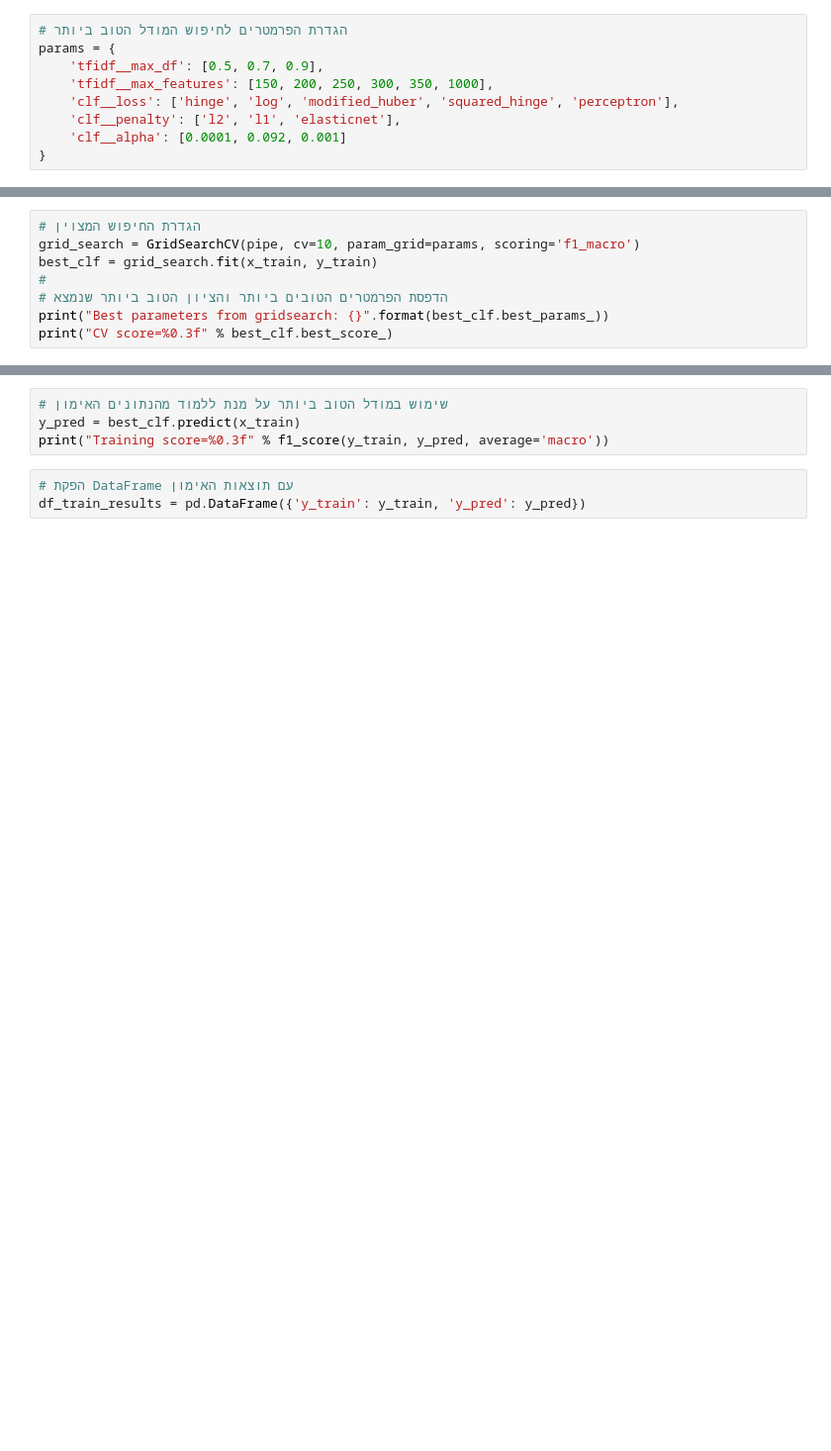
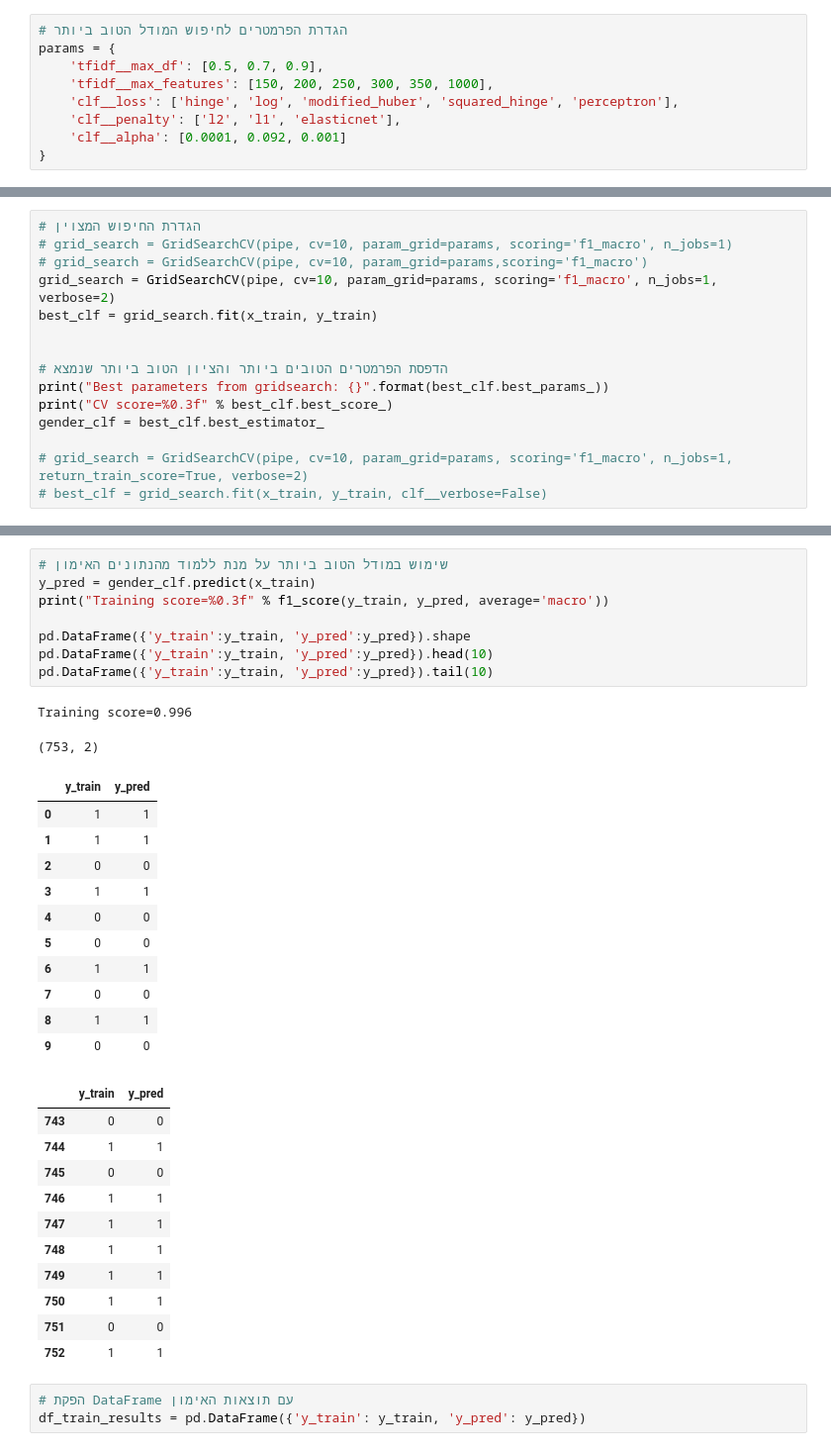
Before and after one commit to ChenBello/Assignment5-text-analysis, a Jupyter notebook: Assignment5-text-analysis.ipynb, the cells around one changed output, grey strips where cells are left out. Shown at 99% size. Drawn from its saved outputs; the diff is of its cells as text; blank space fills up the shorter version.

```diff
--- a/Assignment5-text-analysis.ipynb
+++ b/Assignment5-text-analysis.ipynb
@@ -514,8 +546,15 @@ params = {
 # %%
 # הגדרת החיפוש המצוין
-grid_search = GridSearchCV(pipe, cv=10, param_grid=params, scoring='f1_macro')
+# grid_search = GridSearchCV(pipe, cv=10, param_grid=params, scoring='f1_macro', n_jobs=1)
+# grid_search = GridSearchCV(pipe, cv=10, param_grid=params,scoring='f1_macro')
+grid_search = GridSearchCV(pipe, cv=10, param_grid=params, scoring='f1_macro', n_jobs=1, verbose=2)
 best_clf = grid_search.fit(x_train, y_train)
-#
+
+
 # הדפסת הפרמטרים הטובים ביותר והציון הטוב ביותר שנמצא
 print("Best parameters from gridsearch: {}".format(best_clf.best_params_))
 print("CV score=%0.3f" % best_clf.best_score_)
+gender_clf = best_clf.best_estimator_
+
+# grid_search = GridSearchCV(pipe, cv=10, param_grid=params, scoring='f1_macro', n_jobs=1, return_train_score=True, verbose=2)
+# best_clf = grid_search.fit(x_train, y_train, clf__verbose=False)
@@ -522,7 +579,36 @@ print("CV score=%0.3f" % best_clf.best_score_)
 # %%
 # שימוש במודל הטוב ביותר על מנת ללמוד מהנתונים האימון
-y_pred = best_clf.predict(x_train)
+y_pred = gender_clf.predict(x_train)
 print("Training score=%0.3f" % f1_score(y_train, y_pred, average='macro'))
+
+pd.DataFrame({'y_train':y_train, 'y_pred':y_pred}).shape
+pd.DataFrame({'y_train':y_train, 'y_pred':y_pred}).head(10)
+pd.DataFrame({'y_train':y_train, 'y_pred':y_pred}).tail(10)
+# %% [output]
+Training score=0.996
+(753, 2)
+|  | y_train | y_pred |
+| 0 | 1 | 1 |
+| 1 | 1 | 1 |
+| 2 | 0 | 0 |
+| 3 | 1 | 1 |
+| 4 | 0 | 0 |
+| 5 | 0 | 0 |
+| 6 | 1 | 1 |
+| 7 | 0 | 0 |
+| 8 | 1 | 1 |
+| 9 | 0 | 0 |
+|  | y_train | y_pred |
+| 743 | 0 | 0 |
+| 744 | 1 | 1 |
+| 745 | 0 | 0 |
+| 746 | 1 | 1 |
+| 747 | 1 | 1 |
+| 748 | 1 | 1 |
+| 749 | 1 | 1 |
+| 750 | 1 | 1 |
+| 751 | 0 | 0 |
+| 752 | 1 | 1 |
 # %%
 # הפקת DataFrame עם תוצאות האימון
 df_train_results = pd.DataFrame({'y_train': y_train, 'y_pred': y_pred})
```
Also changed, not shown: parts of 12 cells of this notebook, 1 other file.
